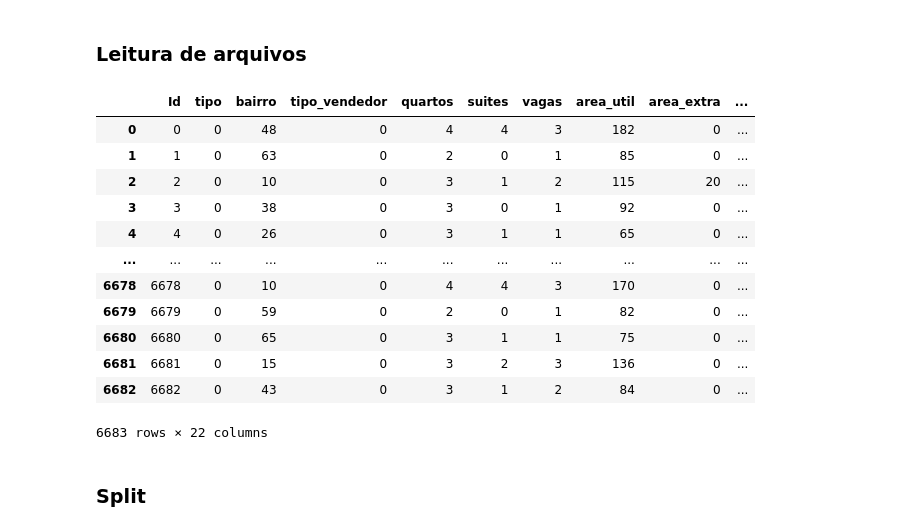
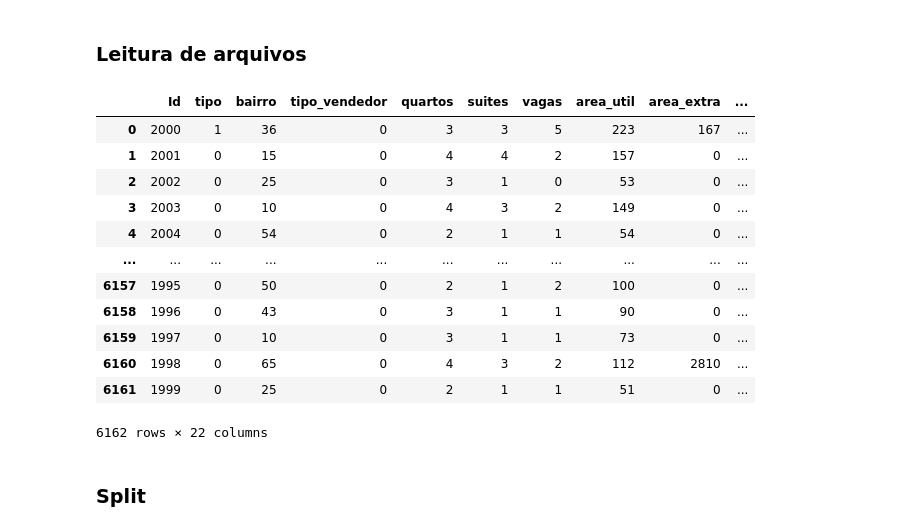
Before and after one commit to QIRoss/Credit-Aproval-Job, a Jupyter notebook: Regressão - Preço de Casas.ipynb, the cells around one changed output. Saved outputs shown, nothing was run; the diff lists cells and outputs as text; code cells hidden in the pictures.

```diff
--- a/Regressão - Preço de Casas.ipynb
+++ b/Regressão - Preço de Casas.ipynb
@@ -6,23 +6,23 @@ import sklearn.linear_model as lm
 # %% [markdown]
 ### Leitura de arquivos
 # %%
-df_from_eda = pd.read_csv('data/desafio 2/hp_from_eda.csv')
+df_from_eda = pd.read_csv('data/desafio 2/hp_from_eda_2.csv')
 
 df_from_eda
 # %% [output]
 |  | Id | tipo | bairro | tipo_vendedor | quartos | suites | vagas | area_util | area_extra | ... |
-| 0 | 0 | 0 | 48 | 0 | 4 | 4 | 3 | 182 | 0 | ... |
-| 1 | 1 | 0 | 63 | 0 | 2 | 0 | 1 | 85 | 0 | ... |
-| 2 | 2 | 0 | 10 | 0 | 3 | 1 | 2 | 115 | 20 | ... |
-| 3 | 3 | 0 | 38 | 0 | 3 | 0 | 1 | 92 | 0 | ... |
-| 4 | 4 | 0 | 26 | 0 | 3 | 1 | 1 | 65 | 0 | ... |
+| 0 | 2000 | 1 | 36 | 0 | 3 | 3 | 5 | 223 | 167 | ... |
+| 1 | 2001 | 0 | 15 | 0 | 4 | 4 | 2 | 157 | 0 | ... |
+| 2 | 2002 | 0 | 25 | 0 | 3 | 1 | 0 | 53 | 0 | ... |
+| 3 | 2003 | 0 | 10 | 0 | 4 | 3 | 2 | 149 | 0 | ... |
+| 4 | 2004 | 0 | 54 | 0 | 2 | 1 | 1 | 54 | 0 | ... |
 | ... | ... | ... | ... | ... | ... | ... | ... | ... | ... | ... |
-| 6678 | 6678 | 0 | 10 | 0 | 4 | 4 | 3 | 170 | 0 | ... |
-| 6679 | 6679 | 0 | 59 | 0 | 2 | 0 | 1 | 82 | 0 | ... |
-| 6680 | 6680 | 0 | 65 | 0 | 3 | 1 | 1 | 75 | 0 | ... |
-| 6681 | 6681 | 0 | 15 | 0 | 3 | 2 | 3 | 136 | 0 | ... |
-| 6682 | 6682 | 0 | 43 | 0 | 3 | 1 | 2 | 84 | 0 | ... |
+| 6157 | 1995 | 0 | 50 | 0 | 2 | 1 | 2 | 100 | 0 | ... |
+| 6158 | 1996 | 0 | 43 | 0 | 3 | 1 | 1 | 90 | 0 | ... |
+| 6159 | 1997 | 0 | 10 | 0 | 3 | 1 | 1 | 73 | 0 | ... |
+| 6160 | 1998 | 0 | 65 | 0 | 4 | 3 | 2 | 112 | 2810 | ... |
+| 6161 | 1999 | 0 | 25 | 0 | 2 | 1 | 1 | 51 | 0 | ... |
-6683 rows × 22 columns
+6162 rows × 22 columns
 # %% [markdown]
 ### Split
 # %%
```
Also changed, not shown: parts of 28 cells of this notebook, 50 other files.
